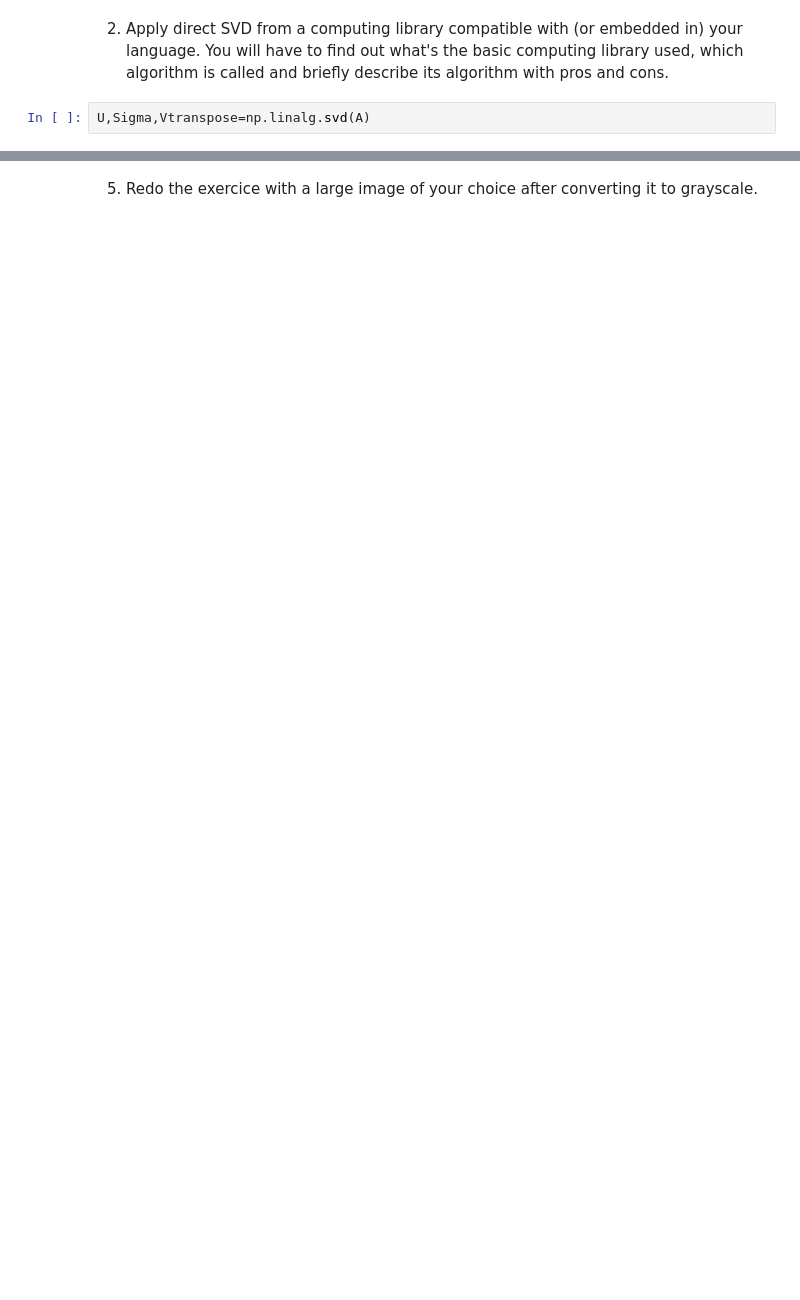
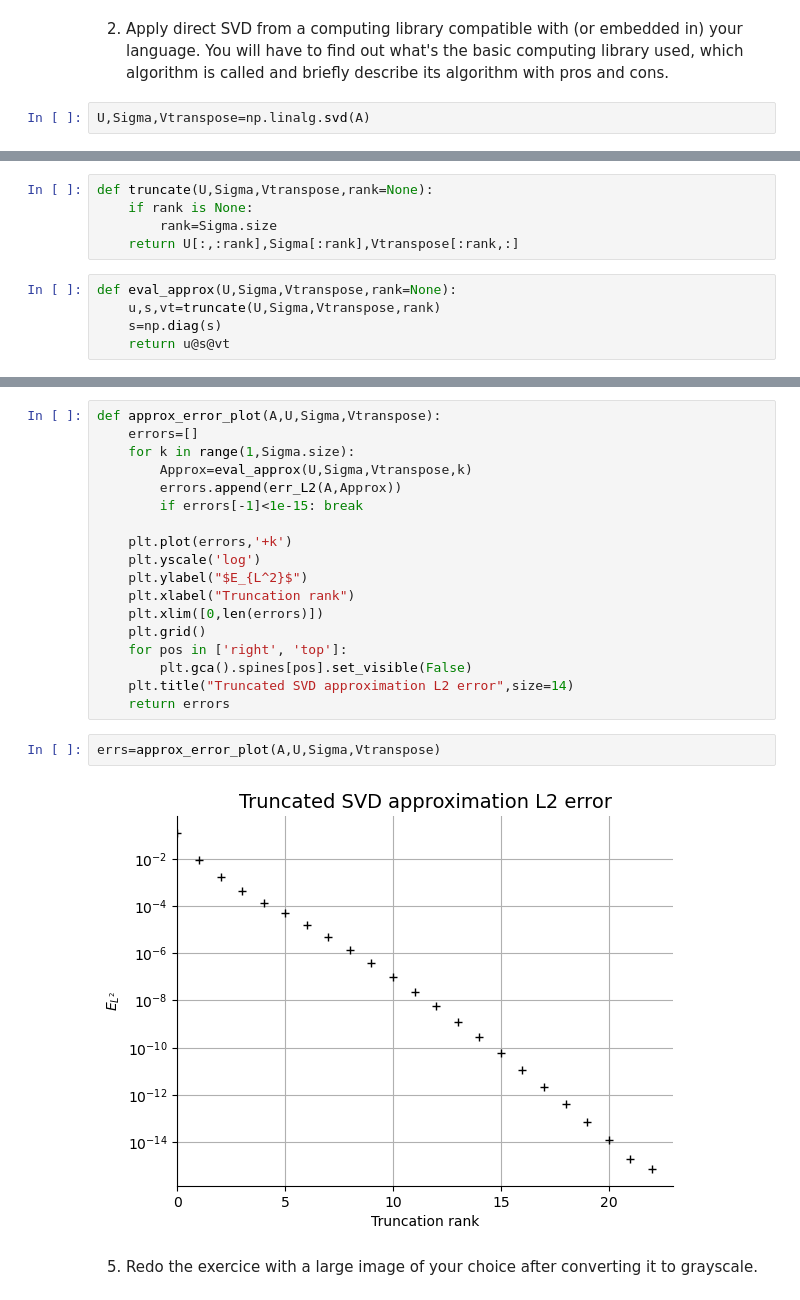
Before and after one commit to llestandi/teaching_POD, a Jupyter notebook: LRA_introduction.ipynb, the cells around one changed output, grey strips where cells are left out. Cells and saved outputs as stored; diff of their text form; blank space fills up the shorter version.

```diff
--- a/LRA_introduction.ipynb
+++ b/LRA_introduction.ipynb
@@ -99,0 +96,10 @@ array([3.35450325e+01, 3.35178061e-15, 3.35178061e-15, 3.35178061e-15,
+# %%
+def truncate(U,Sigma,Vtranspose,rank=None):
+    if rank is None:
+        rank=Sigma.size
+    return U[:,:rank],Sigma[:rank],Vtranspose[:rank,:]
+# %%
+def eval_approx(U,Sigma,Vtranspose,rank=None):
+    u,s,vt=truncate(U,Sigma,Vtranspose,rank)
+    s=np.diag(s)
+    return u@s@vt
@@ -100,2 +108,24 @@ array([3.35450325e+01, 3.35178061e-15, 3.35178061e-15, 3.35178061e-15,
+# %%
+def approx_error_plot(A,U,Sigma,Vtranspose):
+    errors=[]
+    for k in range(1,Sigma.size):
+        Approx=eval_approx(U,Sigma,Vtranspose,k)
+        errors.append(err_L2(A,Approx))
+        if errors[-1]<1e-15: break
+
+    plt.plot(errors,'+k')
+    plt.yscale('log')
+    plt.ylabel("$E_{L^2}$")
+    plt.xlabel("Truncation rank")
+    plt.xlim([0,len(errors)])
+    plt.grid()
+    for pos in ['right', 'top']:
+        plt.gca().spines[pos].set_visible(False)
+    plt.title("Truncated SVD approximation L2 error",size=14)
+    return errors
+# %%
+errs=approx_error_plot(A,U,Sigma,Vtranspose)
+# %% [output]
+[figure, added]
 # %% [markdown]
 5. Redo the exercice with a large image of your choice after converting it to grayscale.
```
Also changed, not shown: parts of 25 cells of this notebook, 1 other file.
